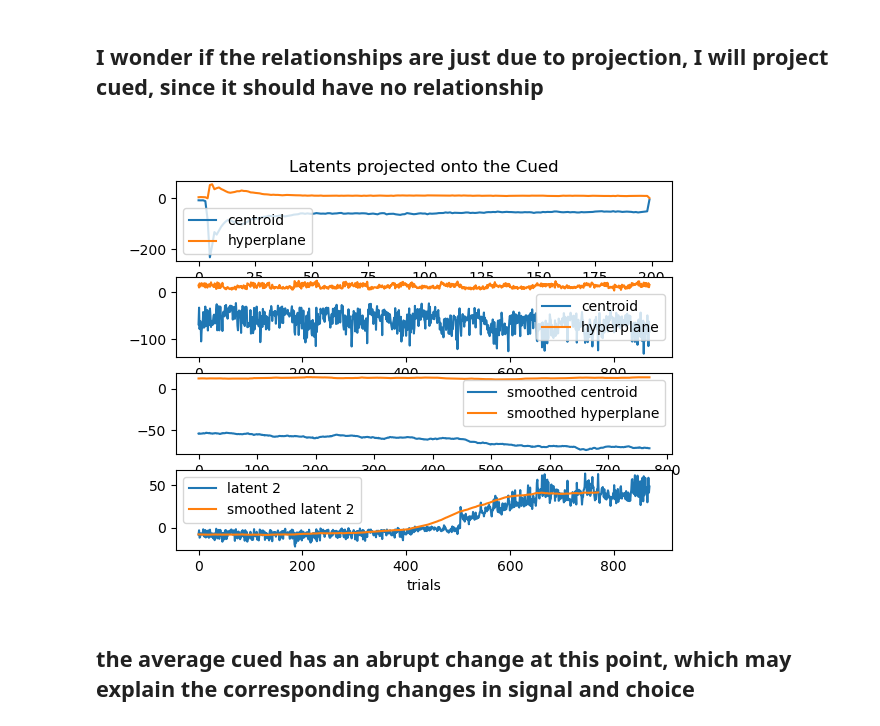
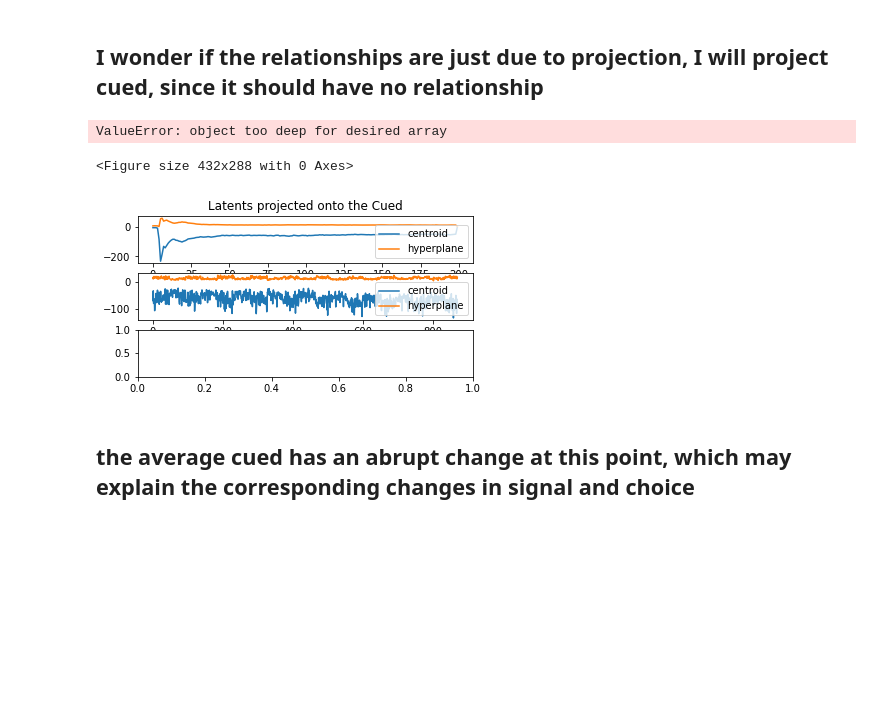
Before and after one commit to NeuroTheoryUMD/mattjac, a Jupyter notebook: lvs/projections.ipynb, the cells around one changed output. Drawn from its saved outputs; the diff is of its cells as text; code cells hidden in the pictures; blank space fills up the shorter version.

```diff
--- a/lvs/projections.ipynb
+++ b/lvs/projections.ipynb
@@ -174,30 +185,32 @@ plt.show()
 # %%
 
 # project the latents onto the signal and see what comes out
 m.fig()
 num_plots = 4
 plt.subplot(num_plots, 1, 1)
 plt.plot((lv.centroid_vector(Z, data.TRcued) @ np.mean(Z, axis=0).T).T, label="centroid")
 plt.plot((lv.hyperplane_vector(Z, data.TRcued) @ np.mean(Z, axis=0).T).T, label="hyperplane")
 plt.xlabel("time") # TODO: this doesn't show up
 plt.title("Latents projected onto the Cued")
 plt.legend()
 plt.subplot(num_plots, 1, 2)
 plt.plot((lv.centroid_vector(Z, data.TRcued) @ np.mean(Z, axis=1).T).T, label="centroid")
 plt.plot((lv.hyperplane_vector(Z, data.TRcued) @ np.mean(Z, axis=1).T).T, label="hyperplane")
 plt.legend()
 plt.subplot(num_plots, 1, 3)
-plt.plot(math.movavg((lv.centroid_vector(Z, data.TRcued) @ np.mean(Z, axis=1).T).T, 100), label="smoothed centroid")
-plt.plot(math.movavg((lv.hyperplane_vector(Z, data.TRcued) @ np.mean(Z, axis=1).T).T, 100), label="smoothed hyperplane")
+plt.plot(lv.movavg((lv.centroid_vector(Z, data.TRcued) @ np.mean(Z, axis=1).T).T, 100), label="smoothed centroid")
+plt.plot(lv.movavg((lv.hyperplane_vector(Z, data.TRcued) @ np.mean(Z, axis=1).T).T, 100), label="smoothed hyperplane")
 plt.legend()
 plt.subplot(num_plots, 1, 4)
 plt.plot(latent2, label="latent 2")
-plt.plot(math.movavg(latent2, 100), label="smoothed latent 2")
+plt.plot(lv.movavg(latent2, 100), label="smoothed latent 2")
 plt.xlabel("trials")
 plt.legend()
 plt.show()
 # %% [output]
+ValueError: object too deep for desired array
+<Figure size 432x288 with 0 Axes>
-[figure, old version]
+[figure, new version]
 # %% [markdown]
 ## the average cued has an abrupt change at this point, which may explain the corresponding changes in signal and choice
 # %%
```
Also changed, not shown: parts of 8 cells of this notebook, 14 other files.
